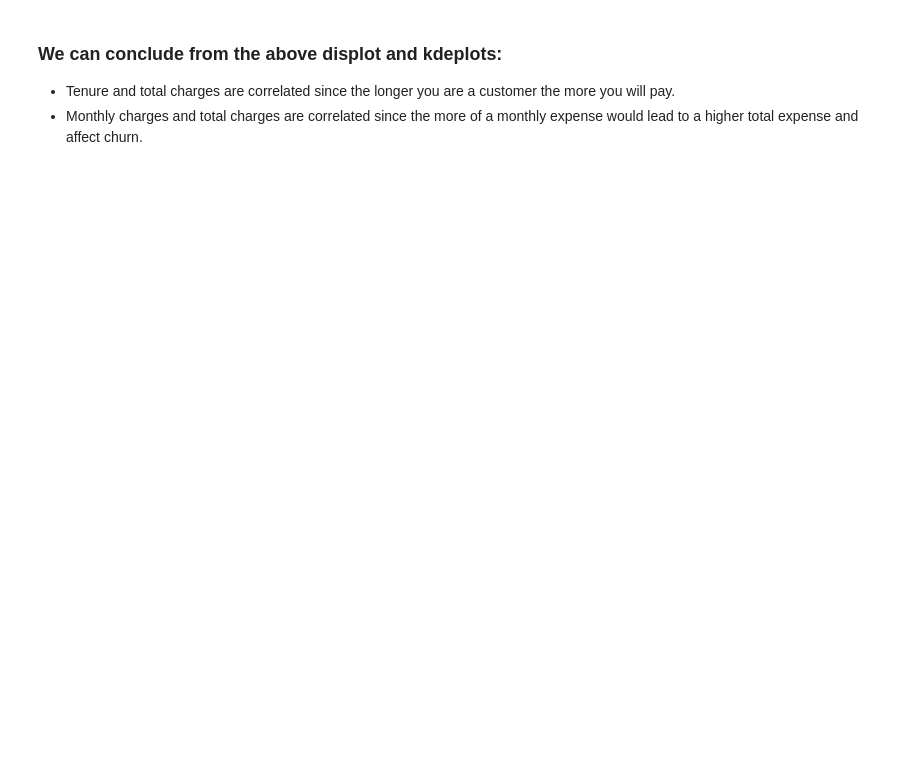
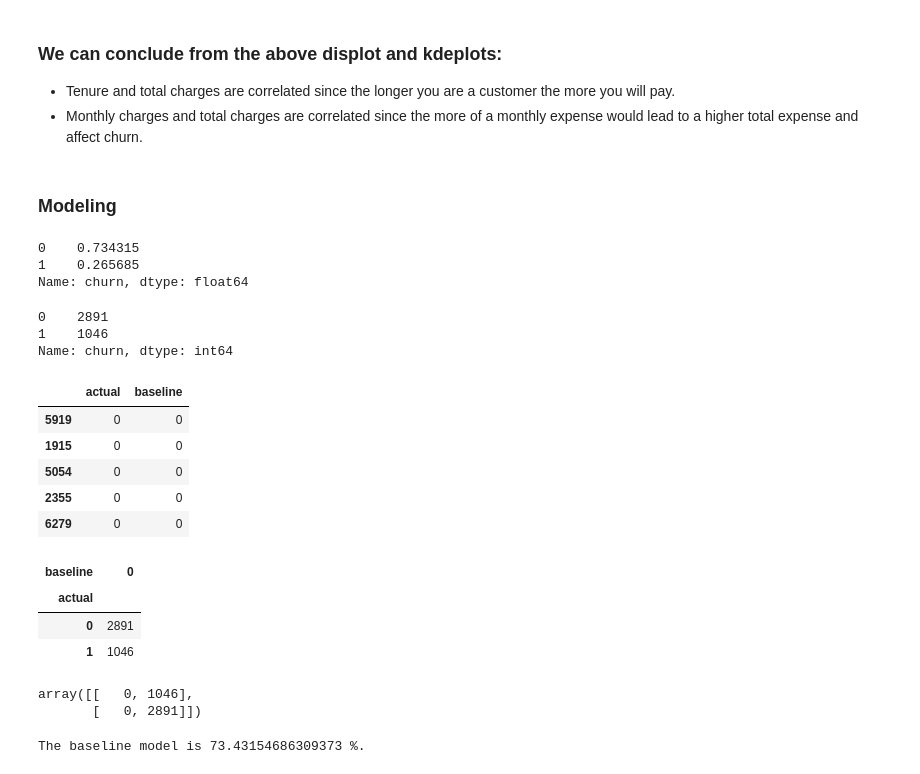
Before and after one commit to raycerna/telco-churn-analysis, a Jupyter notebook: final_report.ipynb, the cells around one changed output. Saved outputs shown, nothing was run; the diff lists cells and outputs as text; code cells hidden in the pictures; blank space fills up the shorter version.

```diff
--- a/final_report.ipynb
+++ b/final_report.ipynb
@@ -199,3 +200,82 @@ Text(0.5, 1.0, 'Total charges by churn')
 ### We can conclude from the above displot and kdeplots:
 - Tenure and total charges are correlated since the longer you are a customer the more you will pay.
 - Monthly charges and total charges are correlated since the more of a monthly expense would lead to a higher total expense and affect churn.
+# %% [markdown]
+### Modeling
+# %%
+# predictor/independent features split into train, test, validate
+X_train = train.drop(columns = ['churn'],axis=1)
+X_validate = validate.drop(columns = ['churn'],axis=1)
+X_test = test.drop(columns = ['churn'],axis=1)
+
+# target variables split into train, test, validate
+y_train = train.churn
+y_validate = validate.churn
+y_test = test.churn
+# %%
+y_train.value_counts(normalize=True)
+### Majority of customers (73.4%) do not churn - baseline prediction
+# %% [output]
+0    0.734315
+1    0.265685
+Name: churn, dtype: float64
+# %%
+y_train.value_counts()
+# %% [output]
+0    2891
+1    1046
+Name: churn, dtype: int64
+# %%
+# Creating data frame of Actual churn
+df = pd.DataFrame(y_train)
+
+# Adding baseline as prediction, not churned for every observation
+df['baseline'] = 0
+
+# Renaming the columns
+df.columns = ['actual','baseline']
+
+# checking the df
+df.head()
+# %% [output]
+|  | actual | baseline |
+| 5919 | 0 | 0 |
+| 1915 | 0 | 0 |
+| 5054 | 0 | 0 |
+| 2355 | 0 | 0 |
+| 6279 | 0 | 0 |
+# %%
+pd.crosstab(df.actual, df.baseline)
+# %% [output]
+| baseline | 0 |
+| actual |  |
+| 0 | 2891 |
+| 1 | 1046 |
+# %%
+confusion_matrix(df.actual, df.baseline,
+                labels = (1, 0))
+# %% [output]
+array([[   0, 1046],
+       [   0, 2891]])
+# %%
+# calculate accuracy
+# positive will not be churned
+# (TP + TN) / (TP + TN + FP + FN)
+
+#predicting not churned and the customer has not churned
+TP = 2891
+
+#predicting not churned and the customer has churned
+FP = 1046
+
+#predicting the customer has churned and they have churned
+TN = 0
+
+#predicting the customer has churned and they have not churned
+FN = 0
+
+base_accuracy = (TP + TN) / (TP + TN + FP + FN)
+
+print("The baseline model is",(base_accuracy * 100),"%.")
+# %% [output]
+The baseline model is 73.43154686309373 %.
```
Also changed, not shown: parts of 12 cells of this notebook.
